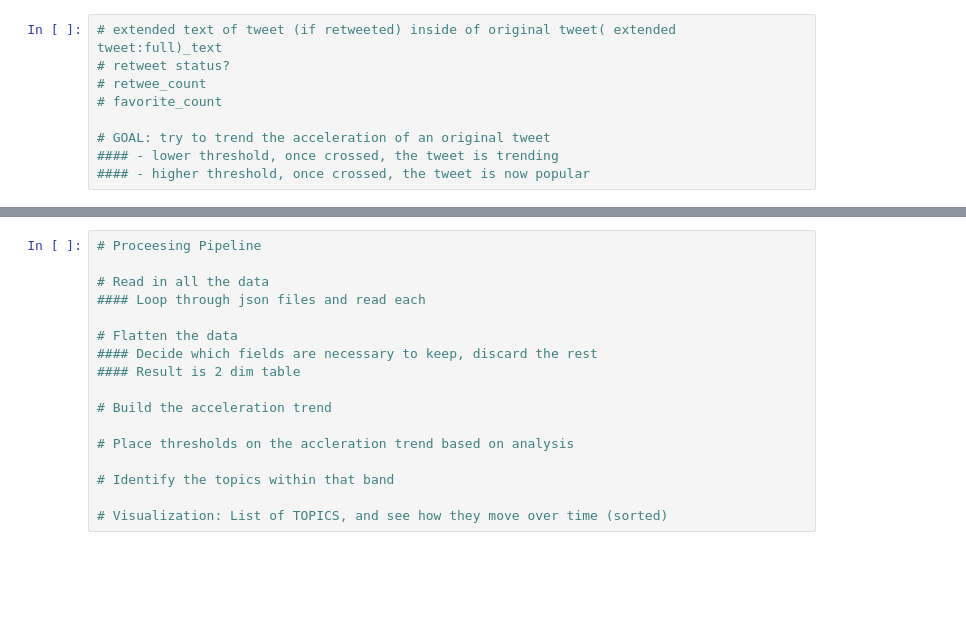
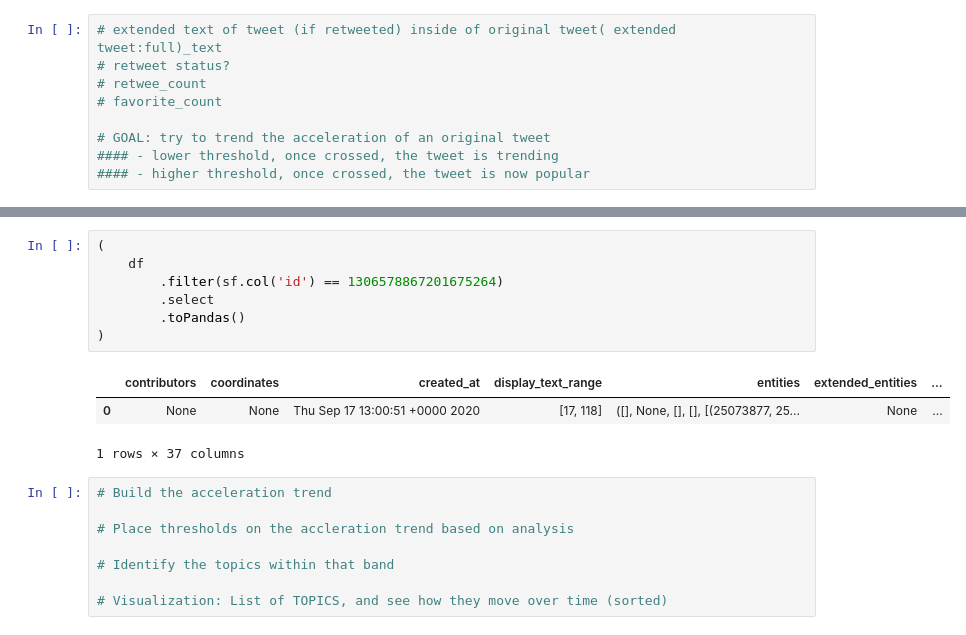
Before and after one commit to gclarkjr5/twitter-topics, a Jupyter notebook: twitter_trending/twitter.ipynb, the cells around one changed output, grey strips where cells are left out. Drawn from its saved outputs; the diff is of its cells as text; blank space fills up the shorter version.

```diff
--- a/twitter_trending/twitter.ipynb
+++ b/twitter_trending/twitter.ipynb
@@ -66,13 +112,15 @@ root
+# %%
+(
+    df
+        .filter(sf.col('id') == 1306578867201675264)
+        .select
+        .toPandas()
+)
+# %% [output]
+|  | contributors | coordinates | created_at | display_text_range | entities | extended_entities | ... |
+| 0 | None | None | Thu Sep 17 13:00:51 +0000 2020 | [17, 118] | ([], None, [], [], [(25073877, 25... | None | ... |
+1 rows × 37 columns
 # %%
-# Proceesing Pipeline
-
-# Read in all the data
-#### Loop through json files and read each
-
-# Flatten the data
-#### Decide which fields are necessary to keep, discard the rest
-#### Result is 2 dim table
-
 # Build the acceleration trend
 
 # Place thresholds on the accleration trend based on analysis
```
Also changed, not shown: parts of 1 cell of this notebook.
